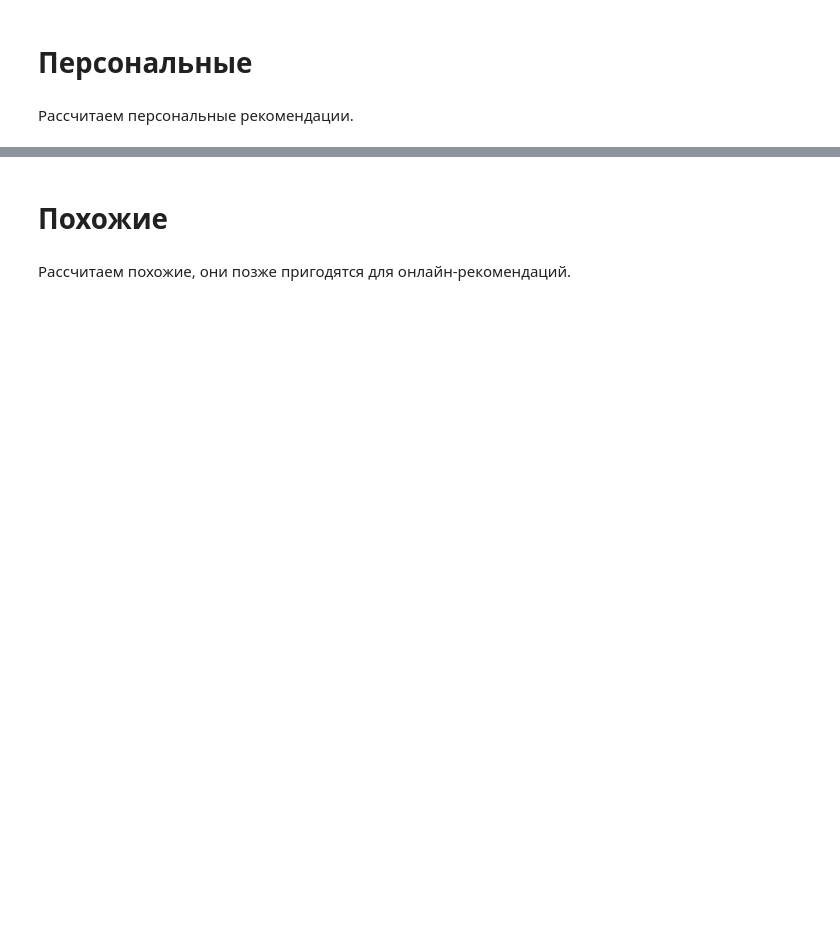
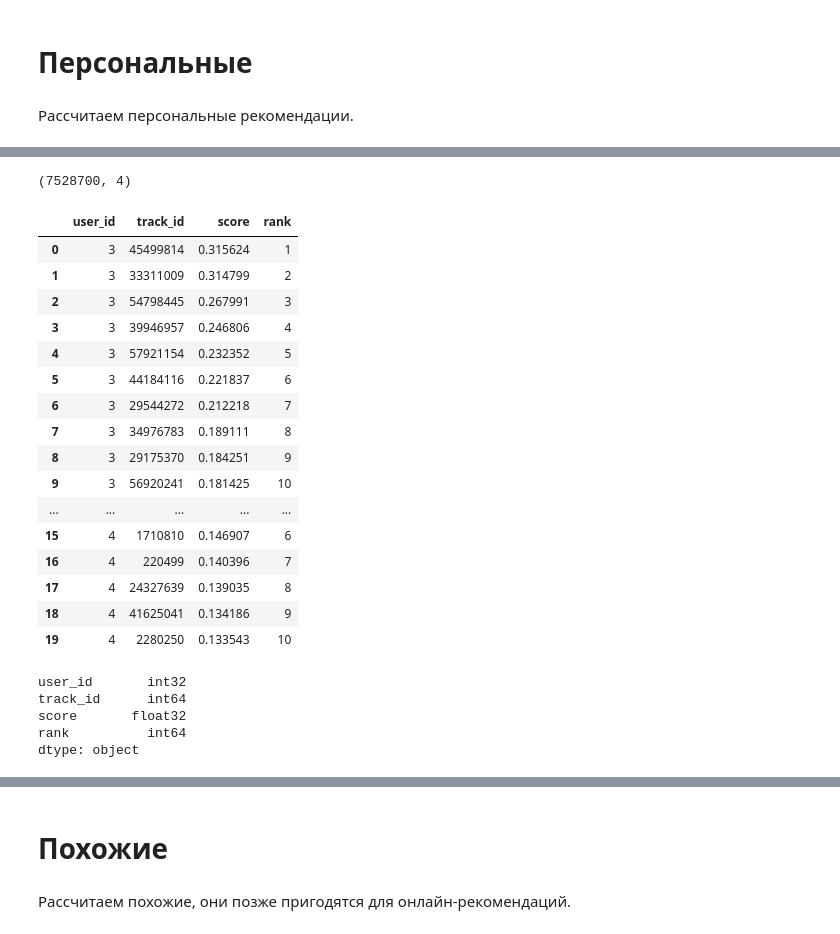
Before and after one commit to spbvt/mle-project-sprint-4-v001, a Jupyter notebook: recommendations.ipynb, the cells around one changed output, grey strips where cells are left out. Cells and saved outputs as stored; diff of their text form; code cells hidden in the pictures; blank space fills up the shorter version.

Commit message:
Complete offline recommendations pipeline

```diff
--- a/recommendations.ipynb
+++ b/recommendations.ipynb
@@ -566,0 +593,9 @@ events.parquet: 1001.07 MB
+# %%
+items = pd.read_parquet("items.parquet")
+events = pd.read_parquet("events.parquet")
+
+print("items:", items.shape)
+print("events:", events.shape)
+
+display(items.head())
+display(events.head())
@@ -578,0 +785,11 @@ events.parquet: 1001.07 MB
+# %%
+# Обучение ALS
+
+als_model = AlternatingLeastSquares(
+    factors=50,
+    iterations=20,
+    regularization=0.05,
+    random_state=0,
+)
+
+als_model.fit(user_item_matrix_train)
@@ -578,0 +861,11 @@ events.parquet: 1001.07 MB
+# %%
+# Получение ALS-рекомендаций для пользователей из test
+
+target_user_ids = np.intersect1d(
+    events_test["user_id"].unique(),
+    events_train["user_id"].unique(),
+)
+
+target_user_ids_encoded = user_encoder.transform(target_user_ids)
+
+print("target users for ALS:", len(target_user_ids))
@@ -578,0 +874,9 @@ events.parquet: 1001.07 MB
+# %%
+max_recommendations = 10
+
+als_recommendations = als_model.recommend(
+    target_user_ids_encoded,
+    user_item_matrix_train[target_user_ids_encoded],
+    filter_already_liked_items=True,
+    N=max_recommendations,
+)
@@ -578,0 +949,28 @@ events.parquet: 1001.07 MB
+# %%
+print(personal_als.shape)
+display(personal_als.head(20))
+display(personal_als.dtypes)
+# %% [output]
+(7528700, 4)
+|  | user_id | track_id | score | rank |
+| 0 | 3 | 45499814 | 0.315624 | 1 |
+| 1 | 3 | 33311009 | 0.314799 | 2 |
+| 2 | 3 | 54798445 | 0.267991 | 3 |
+| 3 | 3 | 39946957 | 0.246806 | 4 |
+| 4 | 3 | 57921154 | 0.232352 | 5 |
+| 5 | 3 | 44184116 | 0.221837 | 6 |
+| 6 | 3 | 29544272 | 0.212218 | 7 |
+| 7 | 3 | 34976783 | 0.189111 | 8 |
+| 8 | 3 | 29175370 | 0.184251 | 9 |
+| 9 | 3 | 56920241 | 0.181425 | 10 |
+| ... | ... | ... | ... | ... |
+| 15 | 4 | 1710810 | 0.146907 | 6 |
+| 16 | 4 | 220499 | 0.140396 | 7 |
+| 17 | 4 | 24327639 | 0.139035 | 8 |
+| 18 | 4 | 41625041 | 0.134186 | 9 |
+| 19 | 4 | 2280250 | 0.133543 | 10 |
+user_id       int32
+track_id      int64
+score       float32
+rank          int64
+dtype: object
```
Also changed, not shown: parts of 38 cells of this notebook, 1 other file.
